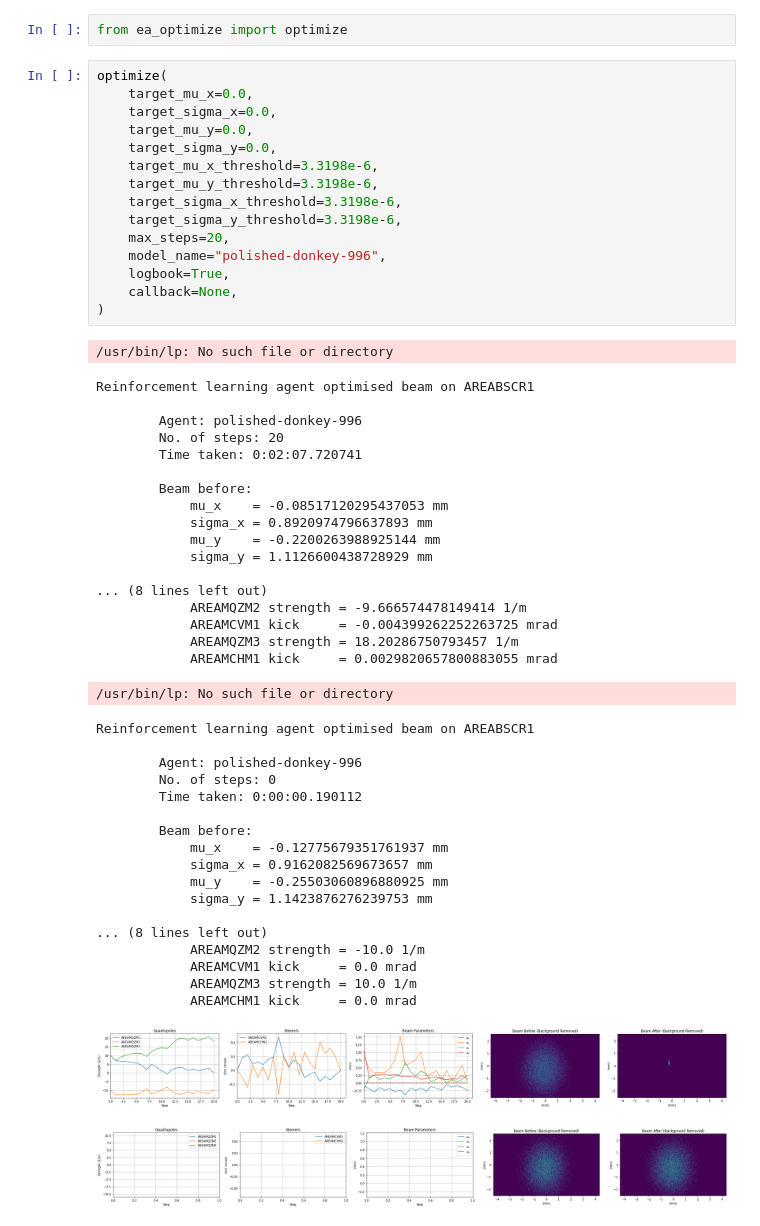
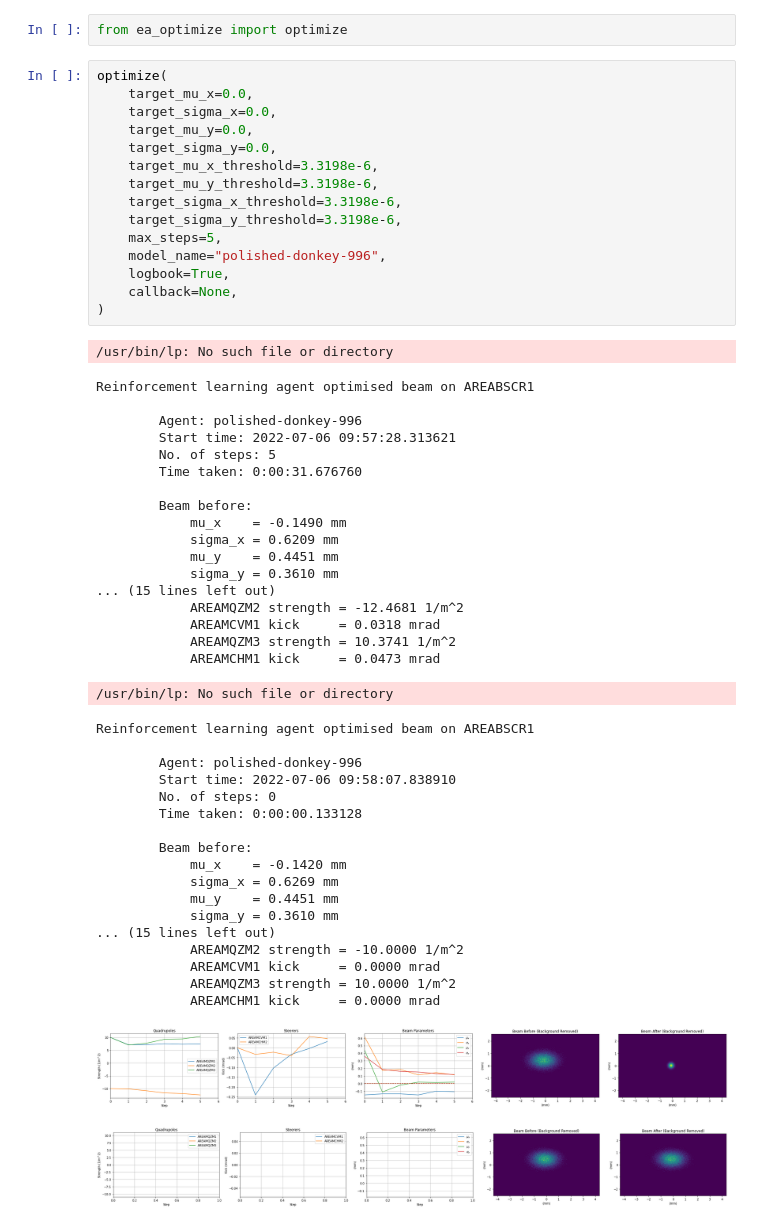
Before and after one commit to desy-ml/rl-vs-bo, a Jupyter notebook: test_optimize.ipynb, the cells around one changed output. Saved outputs shown, nothing was run; the diff lists cells and outputs as text.

```diff
--- a/test_optimize.ipynb
+++ b/test_optimize.ipynb
@@ -3,54 +3,54 @@ from ea_optimize import optimize
 # %%
 optimize(
     target_mu_x=0.0,
     target_sigma_x=0.0,
     target_mu_y=0.0,
     target_sigma_y=0.0,
     target_mu_x_threshold=3.3198e-6,
     target_mu_y_threshold=3.3198e-6,
     target_sigma_x_threshold=3.3198e-6,
     target_sigma_y_threshold=3.3198e-6,
-    max_steps=20,
+    max_steps=5,
     model_name="polished-donkey-996",
     logbook=True,
     callback=None,
 )
 # %% [output]
 /usr/bin/lp: No such file or directory
 Reinforcement learning agent optimised beam on AREABSCR1
 
         Agent: polished-donkey-996
-        No. of steps: 20
-        Time taken: 0:02:07.720741
+        Start time: 2022-07-06 09:57:28.313621
+        No. of steps: 5
+        Time taken: 0:00:31.676760
 
         Beam before:
-            mu_x    = -0.08517120295437053 mm
-            sigma_x = 0.8920974796637893 mm
-            mu_y    = -0.2200263988925144 mm
-            sigma_y = 1.1126600438728929 mm
-
-... (8 lines left out)
-            AREAMQZM2 strength = -9.666574478149414 1/m
-            AREAMCVM1 kick     = -0.004399262252263725 mrad
-            AREAMQZM3 strength = 18.20286750793457 1/m
-            AREAMCHM1 kick     = 0.0029820657800883055 mrad
+            mu_x    = -0.1490 mm
+            sigma_x = 0.6209 mm
+            mu_y    = 0.4451 mm
+            sigma_y = 0.3610 mm
+... (15 lines left out)
+            AREAMQZM2 strength = -12.4681 1/m^2
+            AREAMCVM1 kick     = 0.0318 mrad
+            AREAMQZM3 strength = 10.3741 1/m^2
+            AREAMCHM1 kick     = 0.0473 mrad
 /usr/bin/lp: No such file or directory
 Reinforcement learning agent optimised beam on AREABSCR1
 
         Agent: polished-donkey-996
+        Start time: 2022-07-06 09:58:07.838910
         No. of steps: 0
-        Time taken: 0:00:00.190112
+        Time taken: 0:00:00.133128
 
         Beam before:
-            mu_x    = -0.12775679351761937 mm
-            sigma_x = 0.9162082569673657 mm
-            mu_y    = -0.25503060896880925 mm
-            sigma_y = 1.1423876276239753 mm
-
-... (8 lines left out)
-            AREAMQZM2 strength = -10.0 1/m
-            AREAMCVM1 kick     = 0.0 mrad
-            AREAMQZM3 strength = 10.0 1/m
-            AREAMCHM1 kick     = 0.0 mrad
+            mu_x    = -0.1420 mm
+            sigma_x = 0.6269 mm
+            mu_y    = 0.4451 mm
+            sigma_y = 0.3610 mm
+... (15 lines left out)
+            AREAMQZM2 strength = -10.0000 1/m^2
+            AREAMCVM1 kick     = 0.0000 mrad
+            AREAMQZM3 strength = 10.0000 1/m^2
+            AREAMCHM1 kick     = 0.0000 mrad
-[figure, old version]
+[figure, new version]
-[figure, old version]
+[figure, new version]
```
Also changed, not shown: 1 other file.
